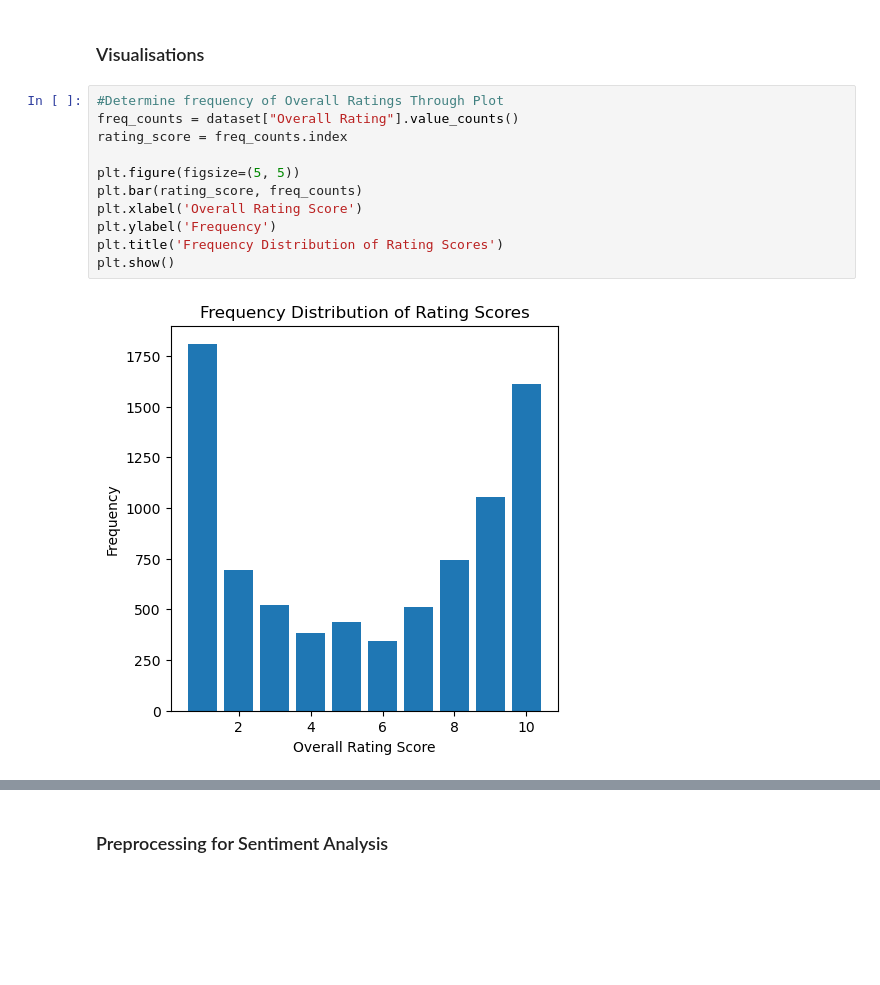
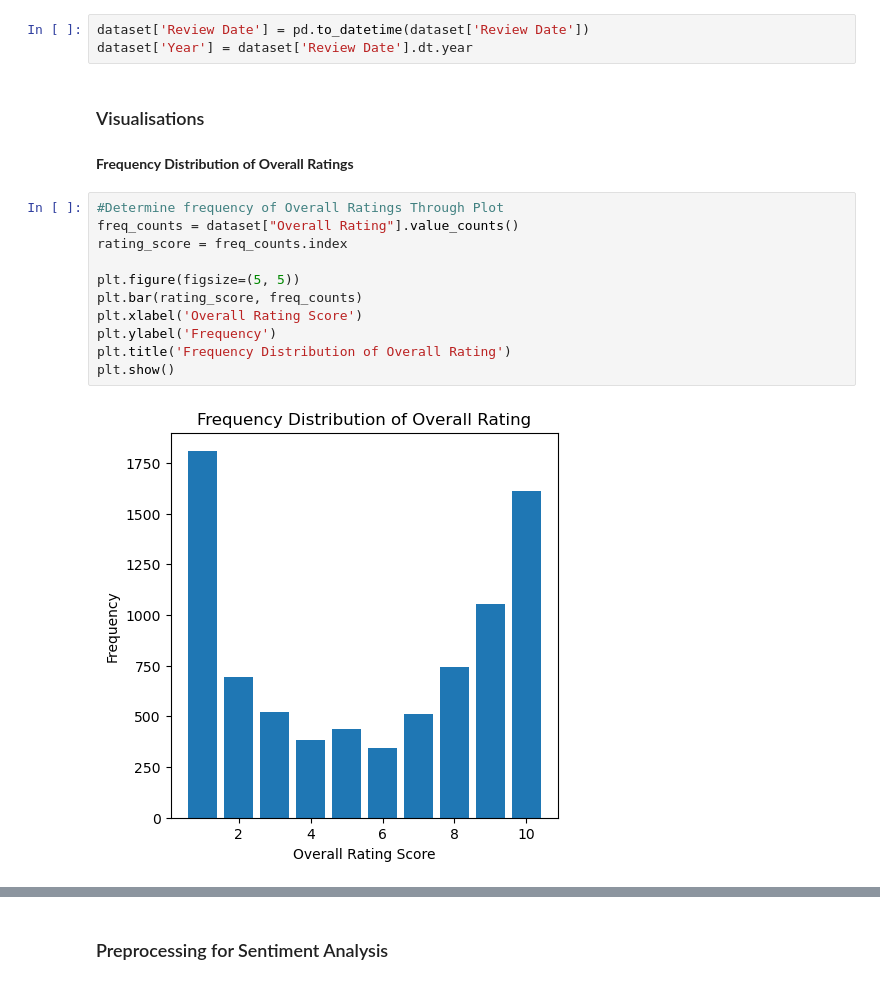
Before and after one commit to yeozs/MannheimDMProject, a Jupyter notebook: zs_preprocessing.ipynb, the cells around one changed output, grey strips where cells are left out. Saved outputs shown, nothing was run; the diff lists cells and outputs as text; blank space fills up the shorter version.

```diff
--- a/zs_preprocessing.ipynb
+++ b/zs_preprocessing.ipynb
@@ -255,15 +250,20 @@ reviews_list = list(reviews)
+# %%
+dataset['Review Date'] = pd.to_datetime(dataset['Review Date'])
+dataset['Year'] = dataset['Review Date'].dt.year
 # %% [markdown]
 ### Visualisations
+# %% [markdown]
+**Frequency Distribution of Overall Ratings**
 # %%
 #Determine frequency of Overall Ratings Through Plot
 freq_counts = dataset["Overall Rating"].value_counts()
 rating_score = freq_counts.index
 
 plt.figure(figsize=(5, 5))
 plt.bar(rating_score, freq_counts)
 plt.xlabel('Overall Rating Score')
 plt.ylabel('Frequency')
-plt.title('Frequency Distribution of Rating Scores')
+plt.title('Frequency Distribution of Overall Rating')
 plt.show()
 # %% [output]
-[figure, old version]
+[figure, new version]
```
Also changed, not shown: parts of 21 cells of this notebook, 2 other files.
